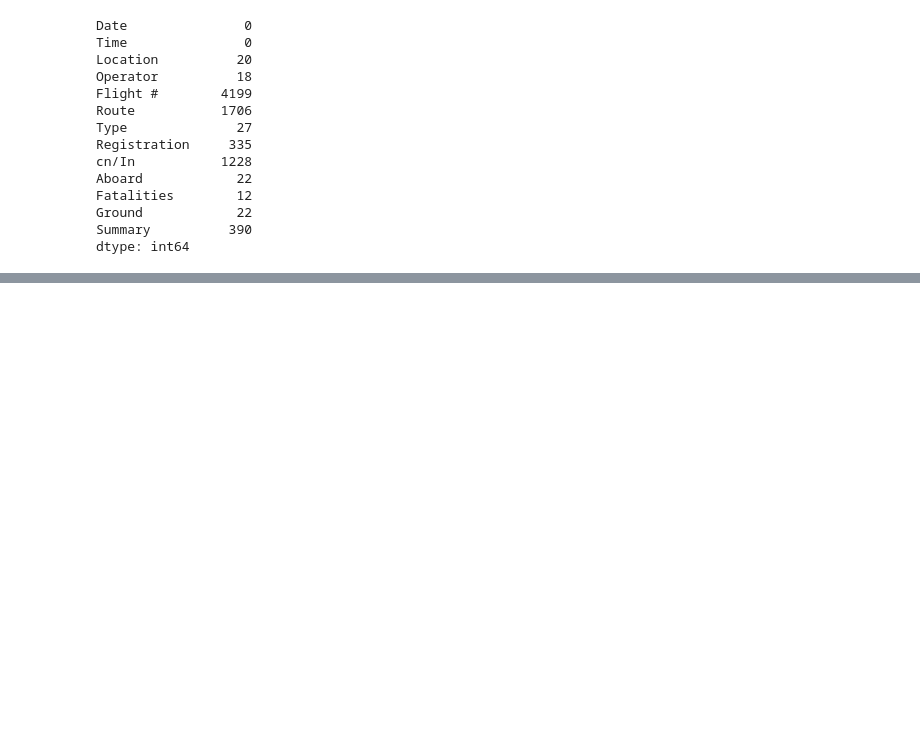
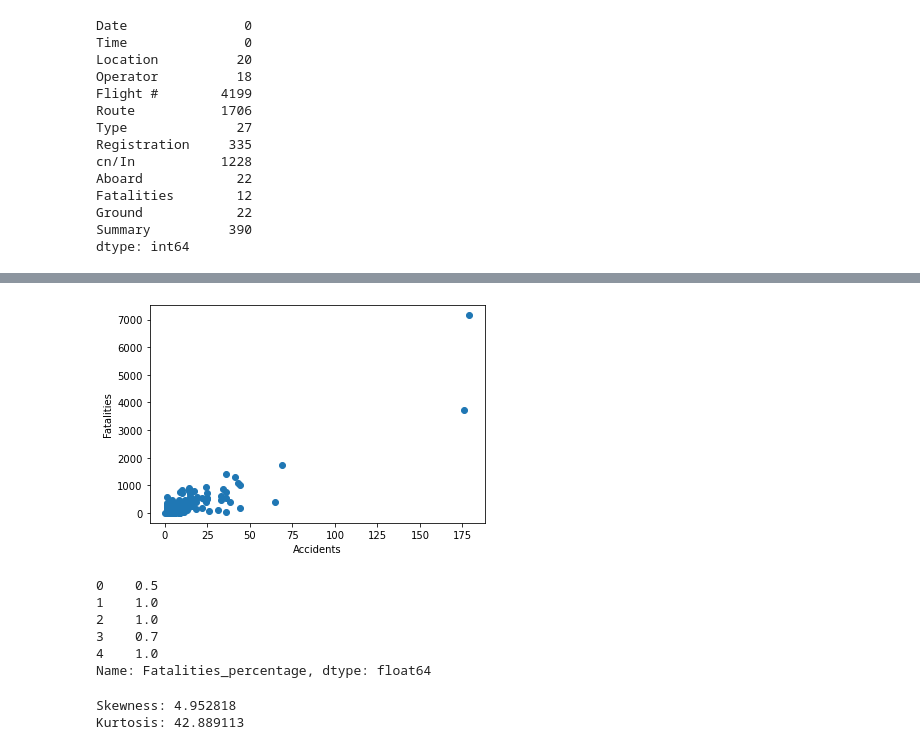
Before and after one commit to sandeepreddyb253/CMPE255-AirplaneCrash, a Jupyter notebook: AirportCrashProject.ipynb, the cells around one changed output, grey strips where cells are left out. Cells and saved outputs as stored; diff of their text form; code cells hidden in the pictures; blank space fills up the shorter version.

Commit message:
Priliminary analysis and some statistics of the Airplane crash data.

```diff
--- a/AirportCrashProject.ipynb
+++ b/AirportCrashProject.ipynb
@@ -209,3 +209,38 @@ train.head()
 | 2 | 06/08/1913 | 15:00 | Victoria, British Columbia, Canada | Private | - | NaN | Curtiss seaplane | NaN | NaN | 1.0 | ... |
 | 3 | 09/09/1913 | 18:30 | Over the North Sea | Military - German Navy | NaN | NaN | Zeppelin L-1 (airship) | NaN | NaN | 20.0 | ... |
 | 4 | 17/10/1913 | 10:30 | Near Johannisthal, Germany | Military - German Navy | NaN | NaN | Zeppelin L-2 (airship) | NaN | NaN | 30.0 | ... |
+# %%
+## Some statistics of Operator and Fatalaties column to use further
+
+operator = train[['Operator','Fatalities']].groupby('Operator').agg(['sum','count'])
+# %%
+## Cleaning Fatalities(sum) column and plotting them against the accidents(count)
+
+train['Fatalities'] = train['Fatalities'].fillna(0)
+X = operator['Fatalities','count']
+Y = operator['Fatalities','sum']
+plt.scatter(X, Y,label='Operators')
+plt.ylabel('Fatalities')
+plt.xlabel('Accidents');
+# %% [output]
+[figure, added]
+# %%
+## checking fatality rate during an accident
+
+train_first['Fatalities_percentage'] = train['Fatalities'] / train['Aboard']
+print(train_first['Fatalities_percentage'].head(5))
+# %% [output]
+0    0.5
+1    1.0
+2    1.0
+3    0.7
+4    1.0
+Name: Fatalities_percentage, dtype: float64
+# %%
+## Finding variations in fatalities using Skewness, Kurtosis of Fatalities feature.
+
+print("Skewness: %f" % train['Fatalities'].skew())
+print("Kurtosis: %f" % train['Fatalities'].kurt())
+# %% [output]
+Skewness: 4.952818
+Kurtosis: 42.889113
```
Also changed, not shown: parts of 2 cells of this notebook.
